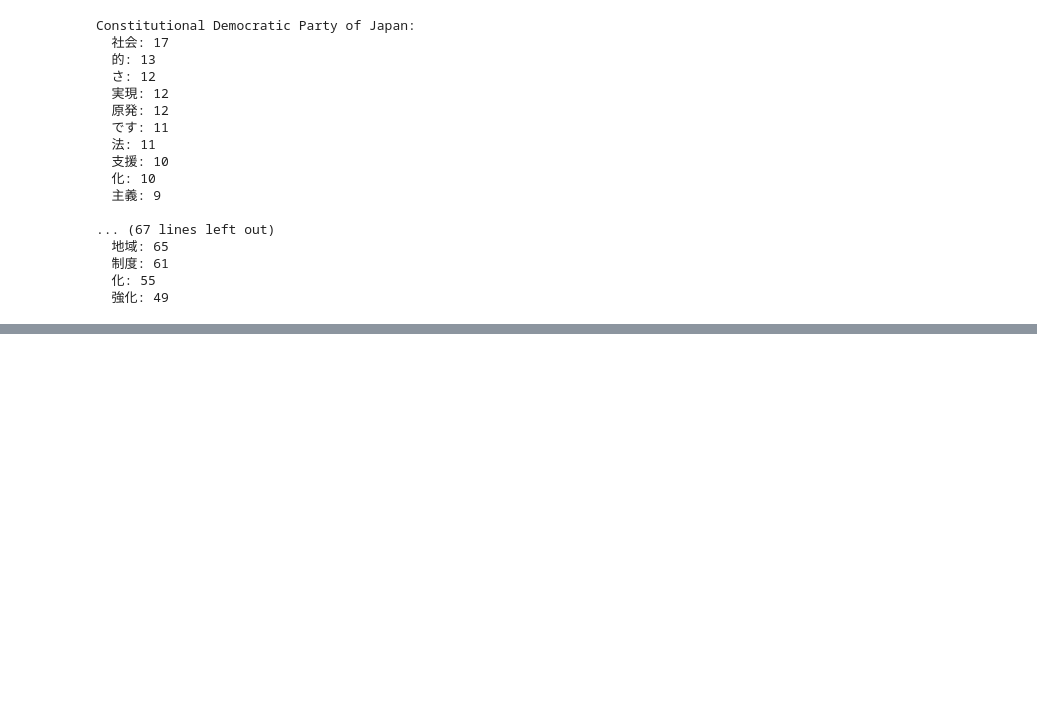
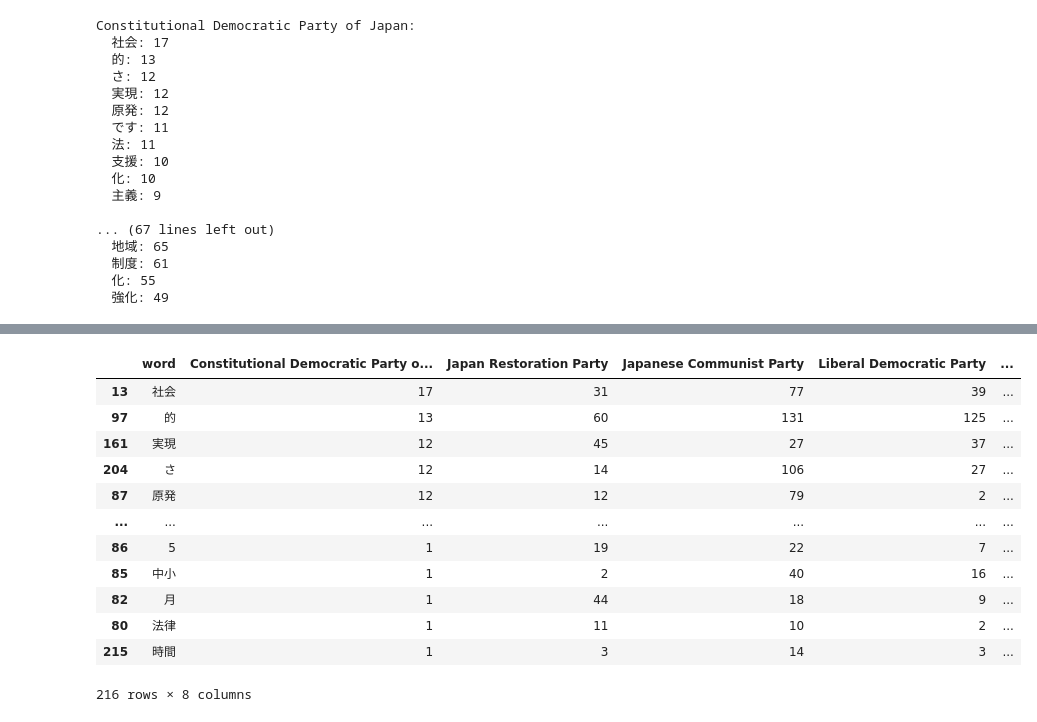
Before and after one commit to ninaudagawa/Media-Politics, a Jupyter notebook: project/notebooks/manifesto_keywords.ipynb, the cells around one changed output, grey strips where cells are left out. Cells and saved outputs as stored; diff of their text form; code cells hidden in the pictures; blank space fills up the shorter version.

```diff
--- a/project/notebooks/manifesto_keywords.ipynb
+++ b/project/notebooks/manifesto_keywords.ipynb
@@ -196,0 +251,55 @@ Constitutional Democratic Party of Japan:
+# %%
+#words common to every party, with each party's count
+from collections import Counter
+from itertools import combinations
+
+def get_party_word_counts(csv_path, start_year=2001, end_year=2021):
+    df = pd.read_csv(csv_path)
+    df["year"] = pd.to_datetime(df["date"]).dt.year
+    df = df[(df["year"] >= start_year) & (df["year"] <= end_year)]
+
+    party_counts = {}
+    for party, group in df.groupby("partyname"):
+        tokens = []
+        for text in group["text"]:
+            for chunk in chunk_text(str(text)):
+                doc = nlp(chunk)
+                tokens.extend([
+                    token.text for token in doc
+                    if not token.is_space
+                    and not token.is_punct
+                    and token.text not in excluded_words
+                ])
+        party_counts[party] = Counter(tokens)
+
+    return party_counts
+
+party_counts = get_party_word_counts(
+    "../../project/data/clean/Japan_sorted_manifestos.csv",
+    start_year=2001,
+    end_year=2021
+)
+
+party_word_sets = {party: set(counter) for party, counter in party_counts.items()}
+common_to_all = set.intersection(*party_word_sets.values())
+
+common_all_df = pd.DataFrame([
+    {"word": word, **{party: party_counts[party][word] for party in party_counts}}
+    for word in common_to_all
+]).sort_values(by=list(party_counts.keys())[0], ascending=False)
+
+common_all_df
+# %% [output]
+|  | word | Constitutional Democratic Party o... | Japan Restoration Party | Japanese Communist Party | Liberal Democratic Party | ... |
+| 13 | 社会 | 17 | 31 | 77 | 39 | ... |
+| 97 | 的 | 13 | 60 | 131 | 125 | ... |
+| 161 | 実現 | 12 | 45 | 27 | 37 | ... |
+| 204 | さ | 12 | 14 | 106 | 27 | ... |
+| 87 | 原発 | 12 | 12 | 79 | 2 | ... |
+| ... | ... | ... | ... | ... | ... | ... |
+| 86 | 5 | 1 | 19 | 22 | 7 | ... |
+| 85 | 中小 | 1 | 2 | 40 | 16 | ... |
+| 82 | 月 | 1 | 44 | 18 | 9 | ... |
+| 80 | 法律 | 1 | 11 | 10 | 2 | ... |
+| 215 | 時間 | 1 | 3 | 14 | 3 | ... |
+216 rows × 8 columns
```
Also changed, not shown: parts of 6 cells of this notebook.
